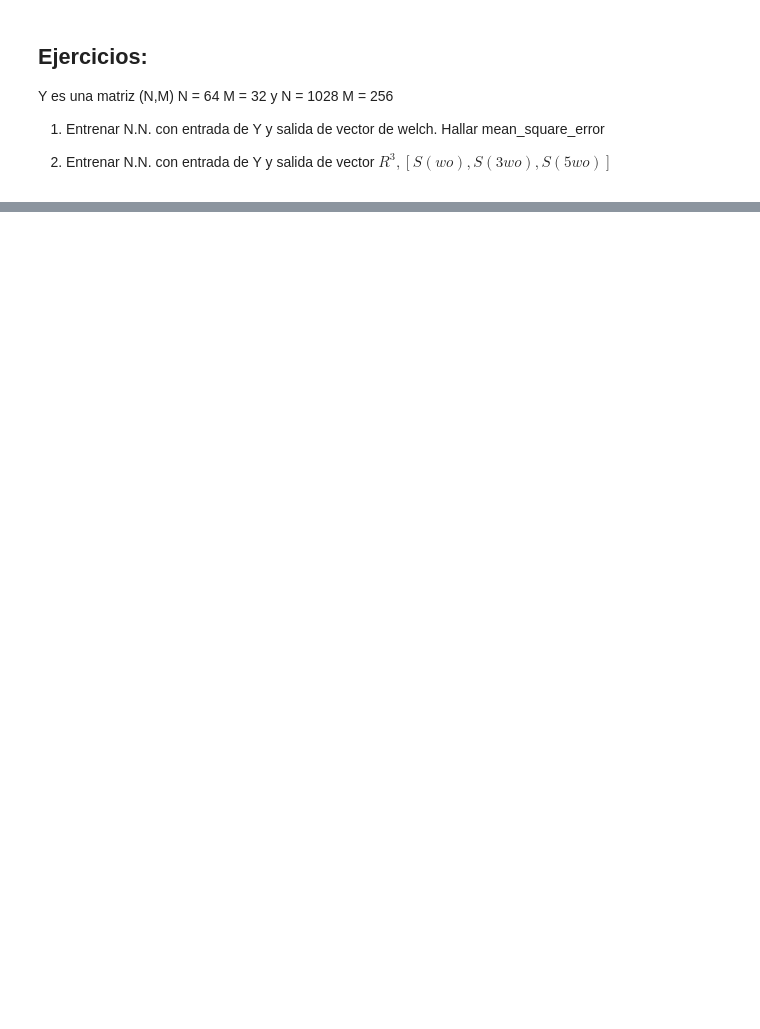
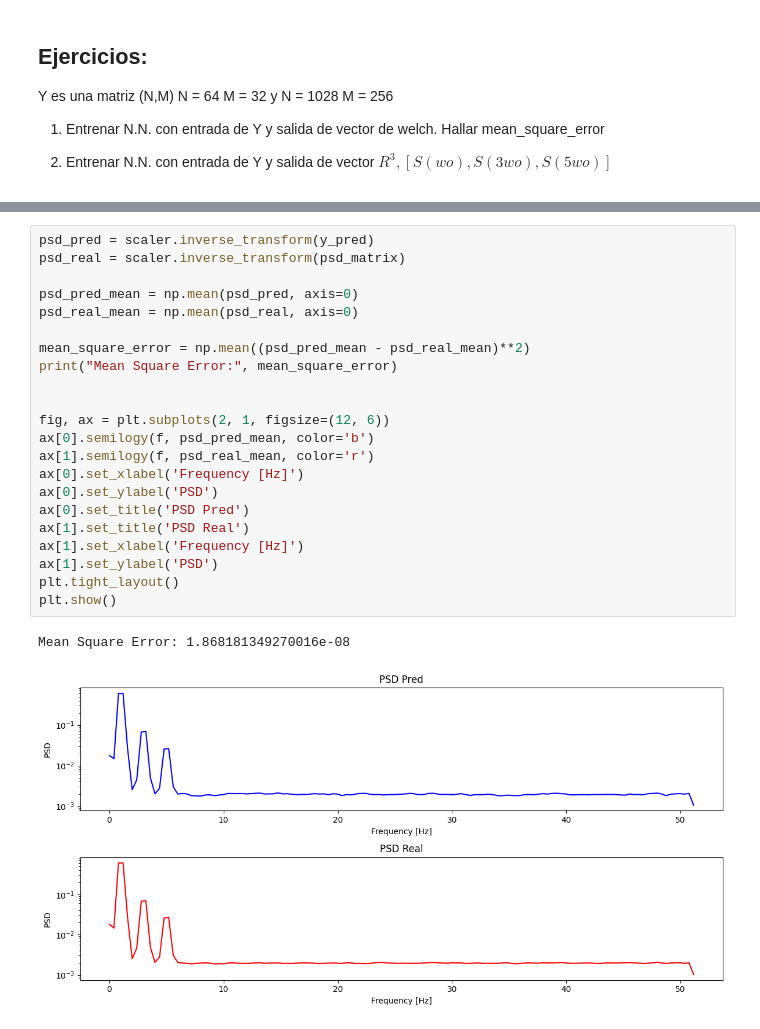
Before and after one commit to dramirezbe/Signal-theory, a Jupyter notebook: Random-signal-analysis/NN-PSD(welch).ipynb, the cells around one changed output, grey strips where cells are left out. Drawn from its saved outputs; the diff is of its cells as text; blank space fills up the shorter version.

```diff
--- a/Random-signal-analysis/NN-PSD(welch).ipynb
+++ b/Random-signal-analysis/NN-PSD(welch).ipynb
@@ -177,0 +228,25 @@ psd_matrix.shape
+# %%
+psd_pred = scaler.inverse_transform(y_pred)
+psd_real = scaler.inverse_transform(psd_matrix)
+
+psd_pred_mean = np.mean(psd_pred, axis=0)
+psd_real_mean = np.mean(psd_real, axis=0)
+
+mean_square_error = np.mean((psd_pred_mean - psd_real_mean)**2)
+print("Mean Square Error:", mean_square_error)
+
+
+fig, ax = plt.subplots(2, 1, figsize=(12, 6))
+ax[0].semilogy(f, psd_pred_mean, color='b')
+ax[1].semilogy(f, psd_real_mean, color='r')
+ax[0].set_xlabel('Frequency [Hz]')
+ax[0].set_ylabel('PSD')
+ax[0].set_title('PSD Pred')
+ax[1].set_title('PSD Real')
+ax[1].set_xlabel('Frequency [Hz]')
+ax[1].set_ylabel('PSD')
+plt.tight_layout()
+plt.show()
+# %% [output]
+Mean Square Error: 1.868181349270016e-08
+[figure, added]
```
Also changed, not shown: parts of 13 cells of this notebook.
